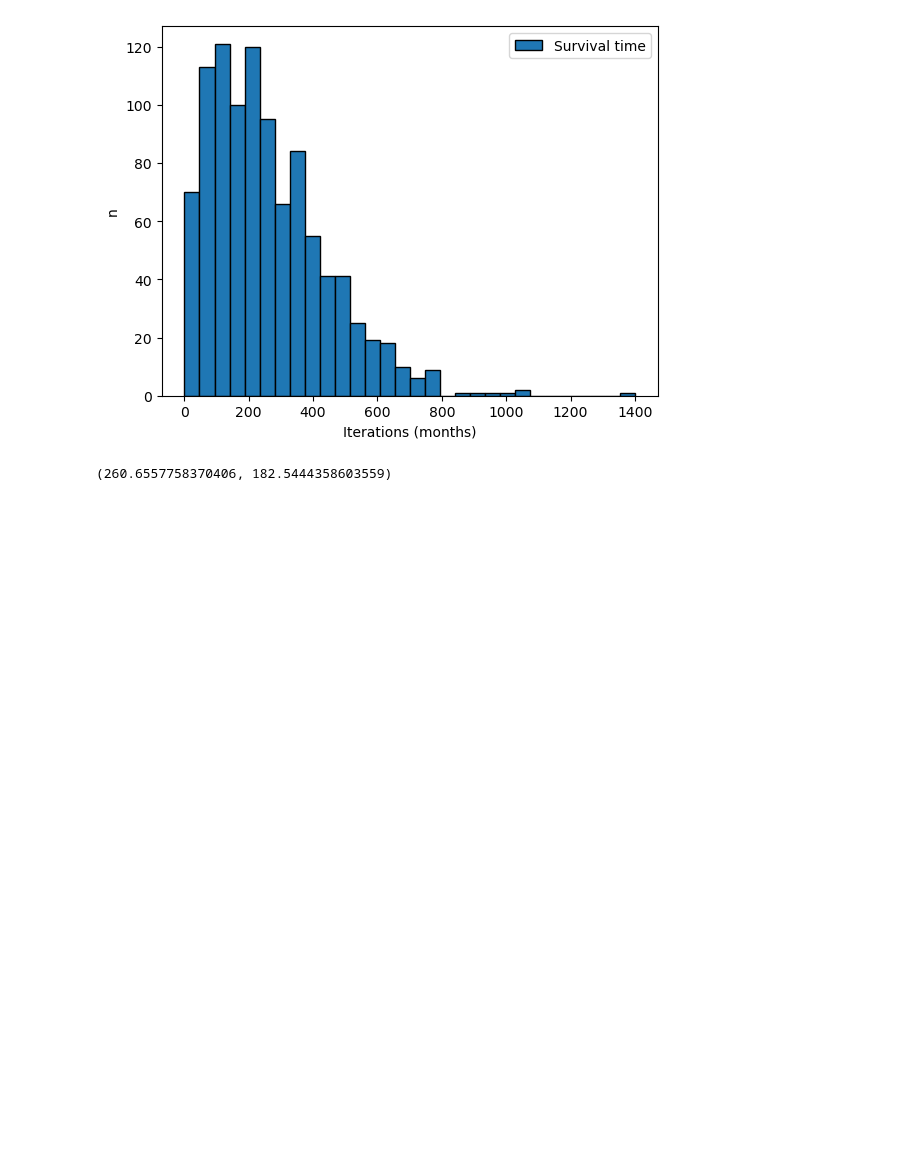
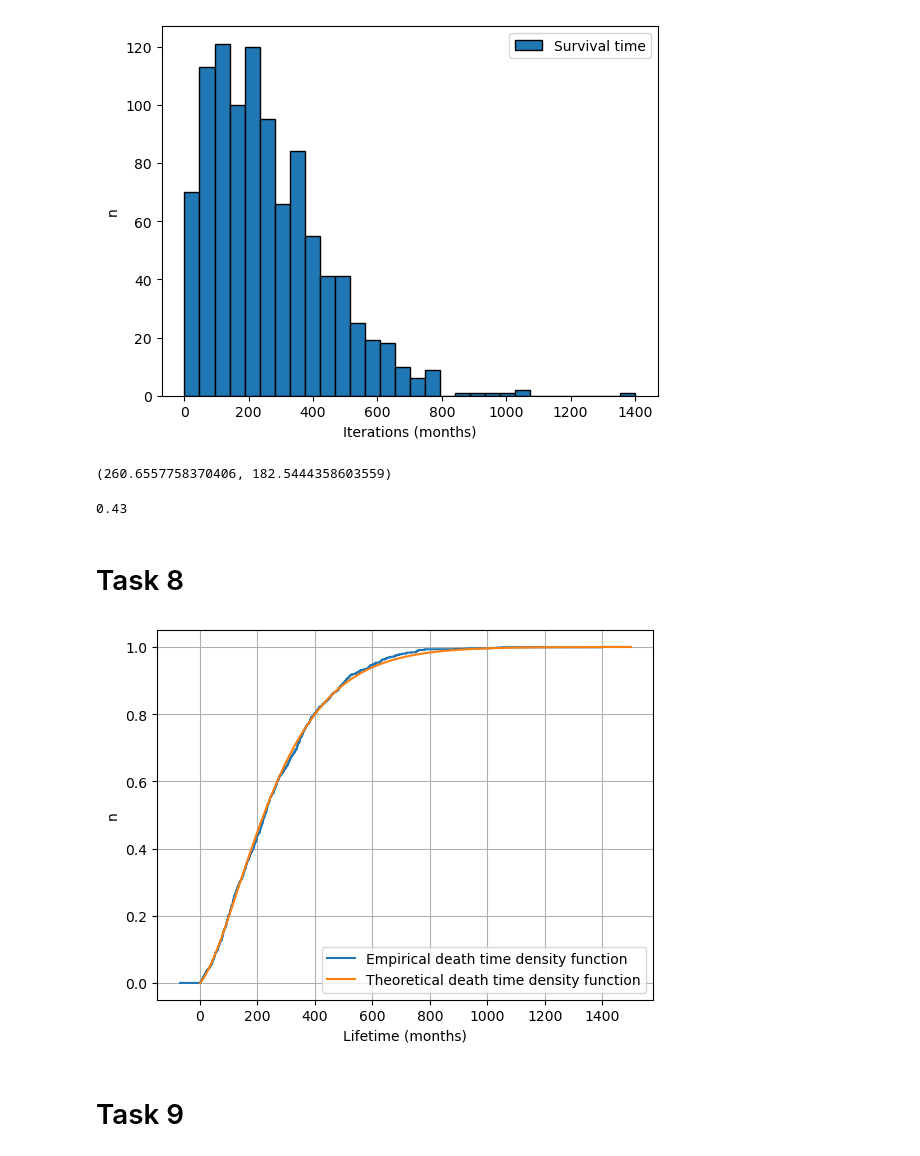
Before and after one commit to s224399/Stoc_sim_2k26, a Jupyter notebook: Project_1/Part2_nico.ipynb, the cells around one changed output. Drawn from its saved outputs; the diff is of its cells as text; code cells hidden in the pictures; blank space fills up the shorter version.

```diff
--- a/Project_1/Part2_nico.ipynb
+++ b/Project_1/Part2_nico.ipynb
@@ -19,6 +22,7 @@ states = np.arange(n_states)
 
 # Array to store results
 lifetimes = np.zeros(n_sims)
+reappears = 0
 
 # Random number generator
 rng = np.random.default_rng(30)
@@ -26,6 +30,7 @@ rng = np.random.default_rng(30)
 for i in range(n_sims):
     # Inital parameters
     curr_state = 0
+    reappeared = 0
 
     t = 0
 
@@ -38,13 +43,13 @@ for i in range(n_sims):
 
         new_state = rng.choice(a=possible_states, p=-1*(Q[curr_state,possible_states])/(Q[curr_state,curr_state]))
 
-        if (new_state == 4):
-            lifetimes[i] = t
-            break
+        if (new_state == 2 and t > 30.5):
+            reappeared = 1
 
         # If state is the last state (death) then stop
         if (new_state == 4):
             lifetimes[i] = t
+            reappears += reappeared
             break
 
         # Update current state
@@ -61,3 +66,44 @@ plt.show()
 np.mean(lifetimes), np.std(lifetimes, ddof=1)
 # %% [output]
 (260.6557758370406, 182.5444358603559)
+# %%
+reappears/n_sims
+# %% [output]
+0.43
+# %% [markdown]
+# Task 8
+# %%
+# Transitions matrix
+Q = np.array([
+    [-0.0085, 0.005, 0.0025, 0, 0.001],
+    [0, -0.014, 0.005, 0.004, 0.005],
+    [0, 0, -0.008, 0.003, 0.005],
+    [0, 0, 0, -0.009, 0.009],
+    [0, 0, 0, 0, 0]
+])
+
+p0 = np.array([1,0,0,0])
+Qs = Q[:-1,:-1]
+
+FT = lambda t: 1 - p0 @ sl.expm(Qs*t) @ np.ones(4)
+
+ts = np.arange(0,1500,1)
+
+FT_arr = np.zeros(len(ts))
+for i in range(len(ts)):
+    FT_arr[i] = FT(ts[i])
+
+ecdf_no_treatment = ss.ecdf(lifetimes)
+# %%
+#plt.hist(lifetimes,bins=30, density=True, edgecolor="black", label="Survival time")
+ecdf_no_treatment.cdf.plot(label='Empirical death time density function')
+plt.plot(ts, FT_arr, label='Theoretical death time density function')
+plt.ylabel("n")
+plt.xlabel("Lifetime (months)")
+plt.legend()
+plt.grid()
+plt.show()
+# %% [output]
+[figure, added]
+# %% [markdown]
+# Task 9
```
Also changed, not shown: parts of 6 cells of this notebook.
